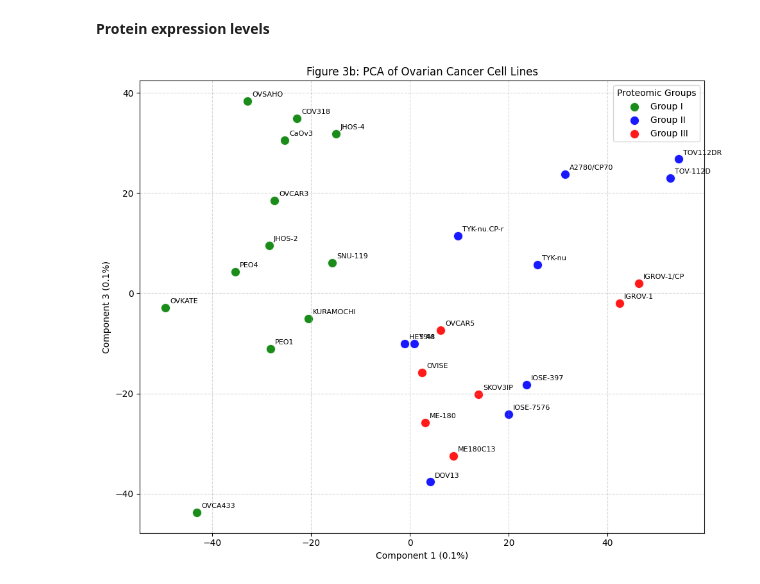
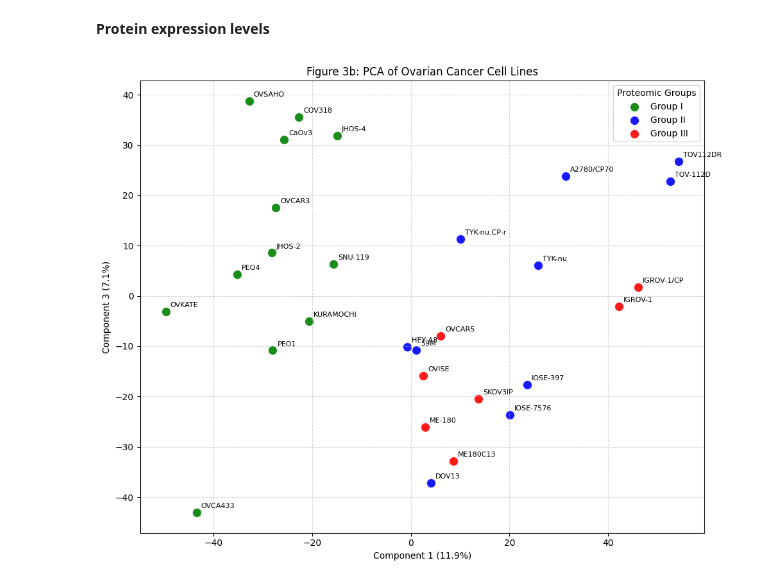
Before and after one commit to adelka989/bt2100_project2, a Jupyter notebook: main.ipynb, the cells around one changed output. Cells and saved outputs as stored; diff of their text form; code cells hidden in the pictures.

```diff
--- a/main.ipynb
+++ b/main.ipynb
@@ -165,33 +165,33 @@ pca_df = pd.DataFrame({
     'PC3': components[:, 2],
     'Sample': cell_line_cols
 })
 
 pca_df =  pca_df.merge(sample_cluster_df, on='Sample')
 
 plt.figure(figsize=(10, 8))
 
 cluster_colors = {1: 'green', 2: 'blue', 3: 'red'}
 cluster_labels = {1: 'Group I', 2: 'Group II', 3: 'Group III'}
 
 for cluster_id in sorted(pca_df['Cluster'].unique()):
     subset = pca_df[pca_df['Cluster'] == cluster_id]
     plt.scatter(
         subset['PC1'], subset['PC3'],
         c=cluster_colors.get(cluster_id, 'gray'),
         label=cluster_labels.get(cluster_id, f'Cluster {cluster_id}'),
         s=120, edgecolors='white', linewidth=1.5, alpha=0.9
     )
 
 for i, row in pca_df.iterrows():
     plt.annotate(row['Sample'], (row['PC1'], row['PC3']),
                  xytext=(5, 5), textcoords='offset points', fontsize=8)
 
-plt.xlabel(f'Component 1 ({pca.explained_variance_ratio_[0]:.1f}%)')
-plt.ylabel(f'Component 3 ({pca.explained_variance_ratio_[2]:.1f}%)')
+plt.xlabel(f'Component 1 ({pca.explained_variance_ratio_[0]*100:.1f}%)')
+plt.ylabel(f'Component 3 ({pca.explained_variance_ratio_[2]*100:.1f}%)')
 plt.title('Figure 3b: PCA of Ovarian Cancer Cell Lines')
 plt.legend(title="Proteomic Groups")
 plt.grid(True, linestyle='--', alpha=0.5)
 plt.tight_layout()
 plt.show()
 # %% [output]
-[figure, old version]
+[figure, new version]
```
